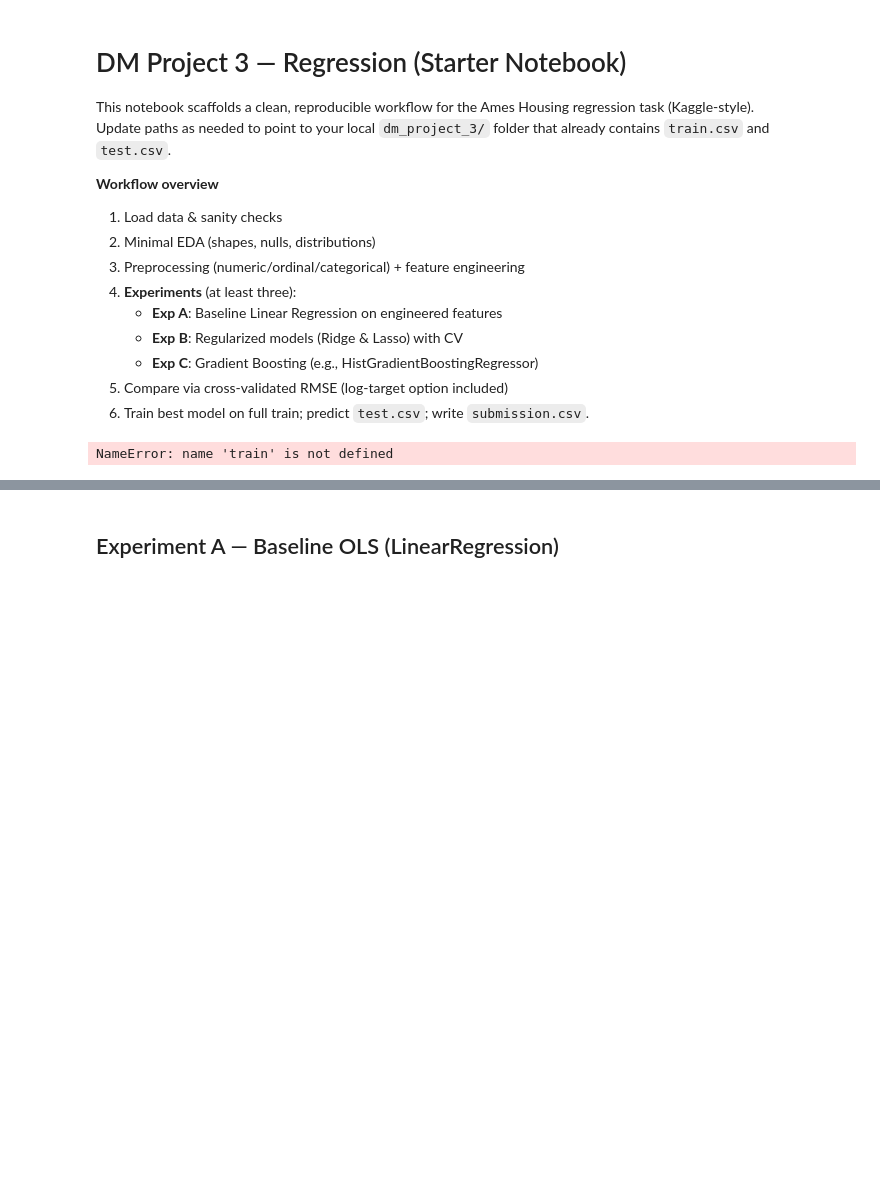
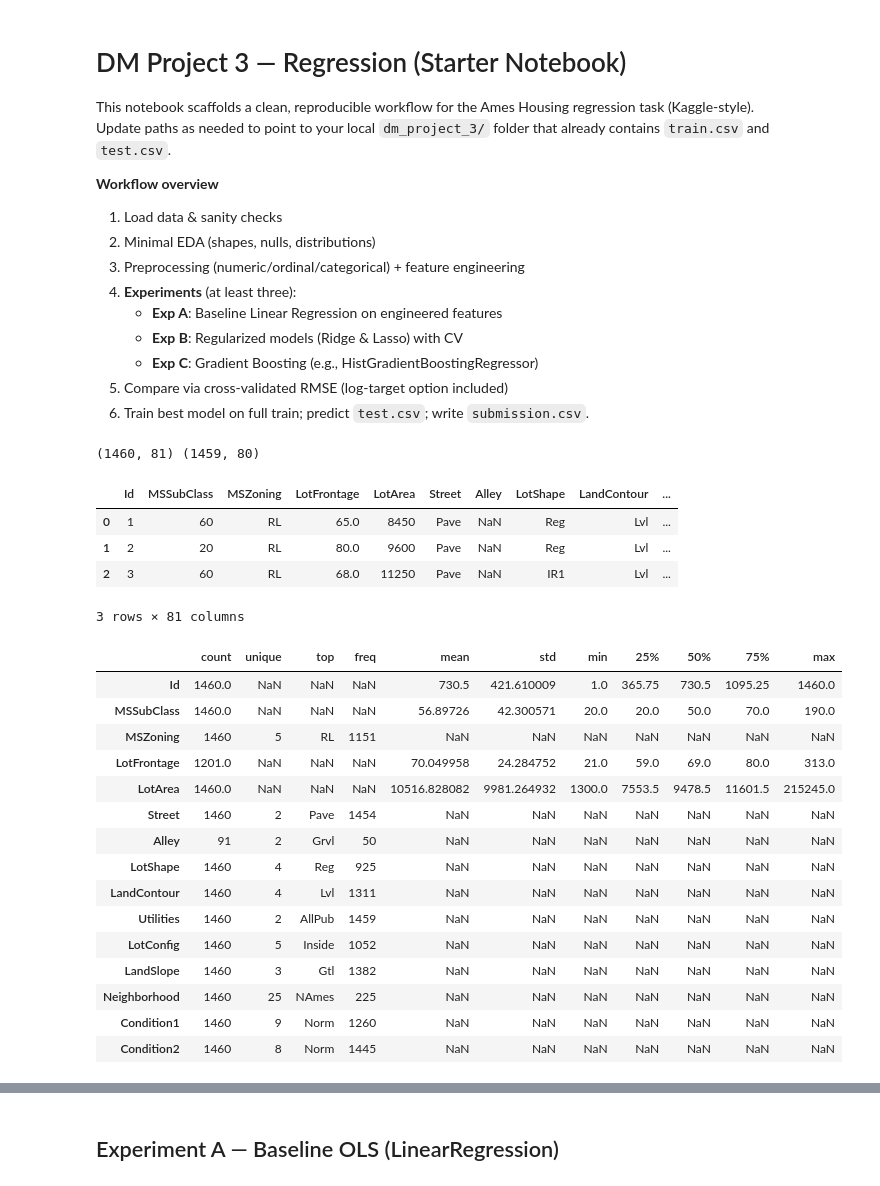
Before and after one commit to thetylerb/datamining_project_3, a Jupyter notebook: dm_project_3_starter.ipynb, the cells around one changed output, grey strips where cells are left out. Cells and saved outputs as stored; diff of their text form; code cells hidden in the pictures; blank space fills up the shorter version.

```diff
--- a/dm_project_3_starter.ipynb
+++ b/dm_project_3_starter.ipynb
@@ -43,15 +43,35 @@ TEST_PATH  = DATA_DIR / 'test.csv'
 SEED = 42
 np.random.seed(SEED)
 # %%
-
-train = pd.read_csv(train.csv)
-test  = pd.read_csv(test.csv)
+train = pd.read_csv("train.csv")
+test = pd.read_csv("test.csv")
 
 print(train.shape, test.shape)
 display(train.head(3))
 display(train.describe(include='all').T.head(15))
 # %% [output]
-NameError: name 'train' is not defined
+(1460, 81) (1459, 80)
+|  | Id | MSSubClass | MSZoning | LotFrontage | LotArea | Street | Alley | LotShape | LandContour | ... |
+| 0 | 1 | 60 | RL | 65.0 | 8450 | Pave | NaN | Reg | Lvl | ... |
+| 1 | 2 | 20 | RL | 80.0 | 9600 | Pave | NaN | Reg | Lvl | ... |
+| 2 | 3 | 60 | RL | 68.0 | 11250 | Pave | NaN | IR1 | Lvl | ... |
+3 rows × 81 columns
+|  | count | unique | top | freq | mean | std | min | 25% | 50% | 75% | max |
+| Id | 1460.0 | NaN | NaN | NaN | 730.5 | 421.610009 | 1.0 | 365.75 | 730.5 | 1095.25 | 1460.0 |
+| MSSubClass | 1460.0 | NaN | NaN | NaN | 56.89726 | 42.300571 | 20.0 | 20.0 | 50.0 | 70.0 | 190.0 |
+| MSZoning | 1460 | 5 | RL | 1151 | NaN | NaN | NaN | NaN | NaN | NaN | NaN |
+| LotFrontage | 1201.0 | NaN | NaN | NaN | 70.049958 | 24.284752 | 21.0 | 59.0 | 69.0 | 80.0 | 313.0 |
+| LotArea | 1460.0 | NaN | NaN | NaN | 10516.828082 | 9981.264932 | 1300.0 | 7553.5 | 9478.5 | 11601.5 | 215245.0 |
+| Street | 1460 | 2 | Pave | 1454 | NaN | NaN | NaN | NaN | NaN | NaN | NaN |
+| Alley | 91 | 2 | Grvl | 50 | NaN | NaN | NaN | NaN | NaN | NaN | NaN |
+| LotShape | 1460 | 4 | Reg | 925 | NaN | NaN | NaN | NaN | NaN | NaN | NaN |
+| LandContour | 1460 | 4 | Lvl | 1311 | NaN | NaN | NaN | NaN | NaN | NaN | NaN |
+| Utilities | 1460 | 2 | AllPub | 1459 | NaN | NaN | NaN | NaN | NaN | NaN | NaN |
+| LotConfig | 1460 | 5 | Inside | 1052 | NaN | NaN | NaN | NaN | NaN | NaN | NaN |
+| LandSlope | 1460 | 3 | Gtl | 1382 | NaN | NaN | NaN | NaN | NaN | NaN | NaN |
+| Neighborhood | 1460 | 25 | NAmes | 225 | NaN | NaN | NaN | NaN | NaN | NaN | NaN |
+| Condition1 | 1460 | 9 | Norm | 1260 | NaN | NaN | NaN | NaN | NaN | NaN | NaN |
+| Condition2 | 1460 | 8 | Norm | 1445 | NaN | NaN | NaN | NaN | NaN | NaN | NaN |
 # %%
 
 # Basic nulls overview
```
Also changed, not shown: parts of 3 cells of this notebook.
